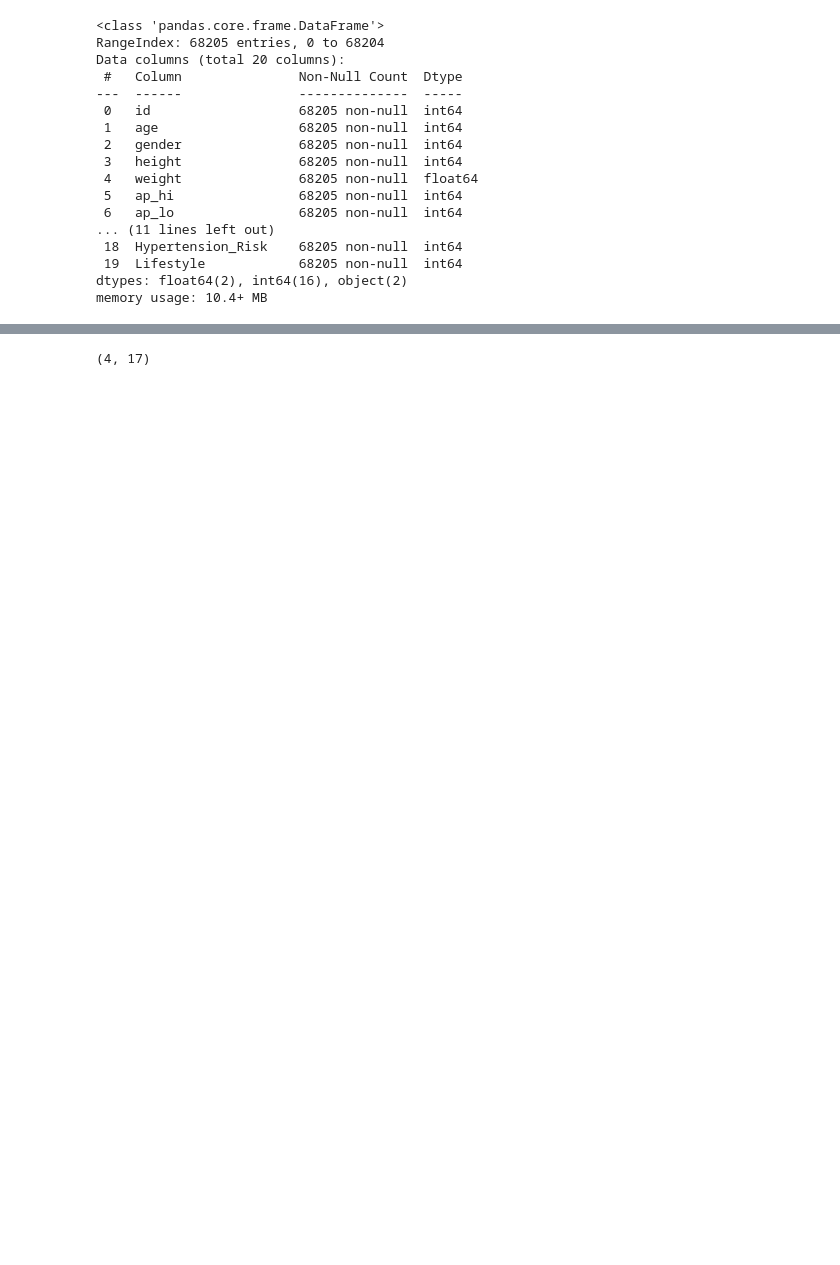
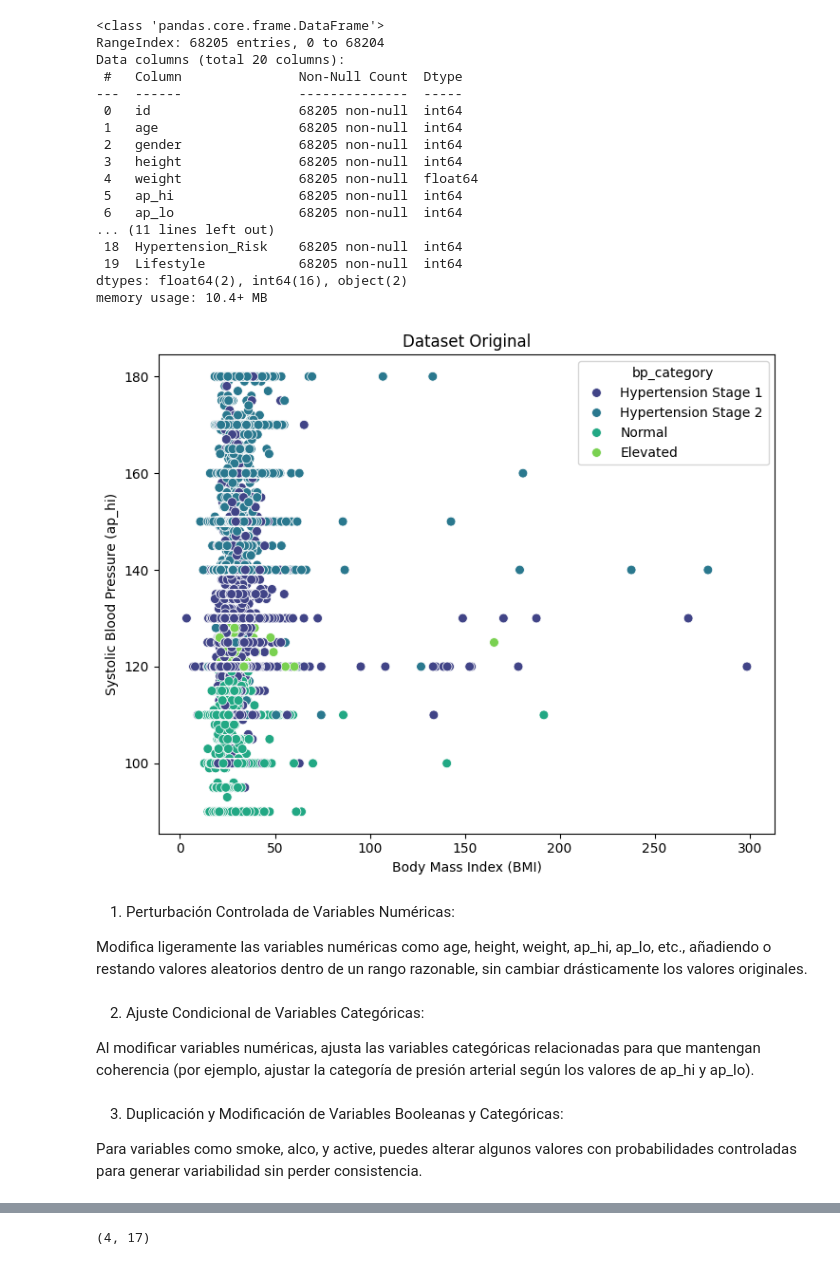
Before and after one commit to OrtegaJulio7/SIS420, a Jupyter notebook: Primer Parcial/1parcial.ipynb, the cells around one changed output, grey strips where cells are left out. Cells and saved outputs as stored; diff of their text form; code cells hidden in the pictures; blank space fills up the shorter version.

```diff
--- a/Primer Parcial/1parcial.ipynb
+++ b/Primer Parcial/1parcial.ipynb
@@ -234,6 +151,29 @@ Data columns (total 20 columns):
  19  Lifestyle            68205 non-null  int64
 dtypes: float64(2), int64(16), object(2)
 memory usage: 10.4+ MB
+# %%
+import matplotlib.pyplot as plt
+import seaborn as sns
+
+# Asumiendo que df es el dataset original y df_synthetic es el dataset sintético
+# Crear el gráfico del dataset original
+plt.figure(figsize=(14, 6))
+
+# Gráfico del dataset original
+plt.subplot(1, 2, 1)
+sns.scatterplot(x='bmi', y='ap_hi', hue='bp_category', data=df, palette='viridis', s=50)
+plt.title('Dataset Original')
+plt.xlabel('Body Mass Index (BMI)')
+plt.ylabel('Systolic Blood Pressure (ap_hi)')
+# Mostrar las gráficas
+plt.tight_layout()
+plt.show()
+# %% [output]
+[figure, added]
+# %% [markdown]
+1. Perturbación Controlada de Variables Numéricas:
+
+Modifica ligeramente las variables numéricas como age, height, weight, ap_hi, ap_lo, etc., añadiendo o restando valores aleatorios dentro de un rango razonable, sin cambiar drásticamente los valores originales.
 # %%
 import numpy as np
 
@@ -251,6 +191,10 @@ df_synthetic['ap_lo'] = df['ap_lo'] + np.random.randint(-5, 5, size=len(df))  #
 
 # Recalcular el IMC (BMI) basado en los nuevos valores de altura y peso
 df_synthetic['bmi'] = df_synthetic['weight'] / (df_synthetic['height'] / 100) ** 2
+# %% [markdown]
+2. Ajuste Condicional de Variables Categóricas:
+
+Al modificar variables numéricas, ajusta las variables categóricas relacionadas para que mantengan coherencia (por ejemplo, ajustar la categoría de presión arterial según los valores de ap_hi y ap_lo).
 # %%
 # Recalcular la categoría de presión arterial basada en los valores modificados
 def bp_category(ap_hi, ap_lo):
@@ -266,6 +210,10 @@ def bp_category(ap_hi, ap_lo):
         return 'Hypertensive Crisis'
 
 df_synthetic['bp_category'] = df_synthetic.apply(lambda row: bp_category(row['ap_hi'], row['ap_lo']), axis=1)
+# %% [markdown]
+3. Duplicación y Modificación de Variables Booleanas y Categóricas:
+
+Para variables como smoke, alco, y active, puedes alterar algunos valores con probabilidades controladas para generar variabilidad sin perder consistencia.
 # %%
 # Cambiar estado de fumador, alcohol y actividad física con un 10% de probabilidad
 df_synthetic['smoke'] = df['smoke'].apply(lambda x: x if np.random.rand() > 0.1 else 1 - x)
```
Also changed, not shown: parts of 31 cells of this notebook.
